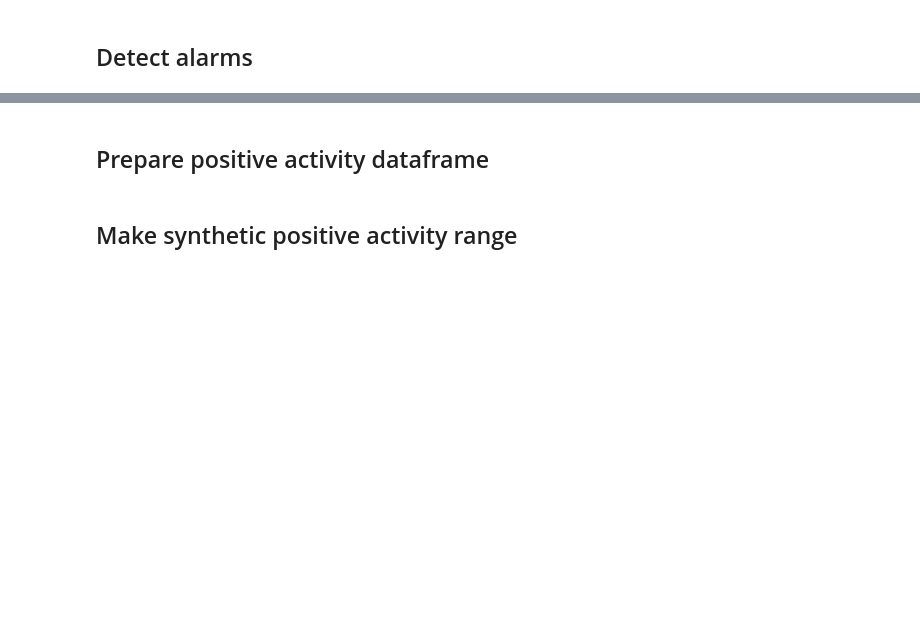
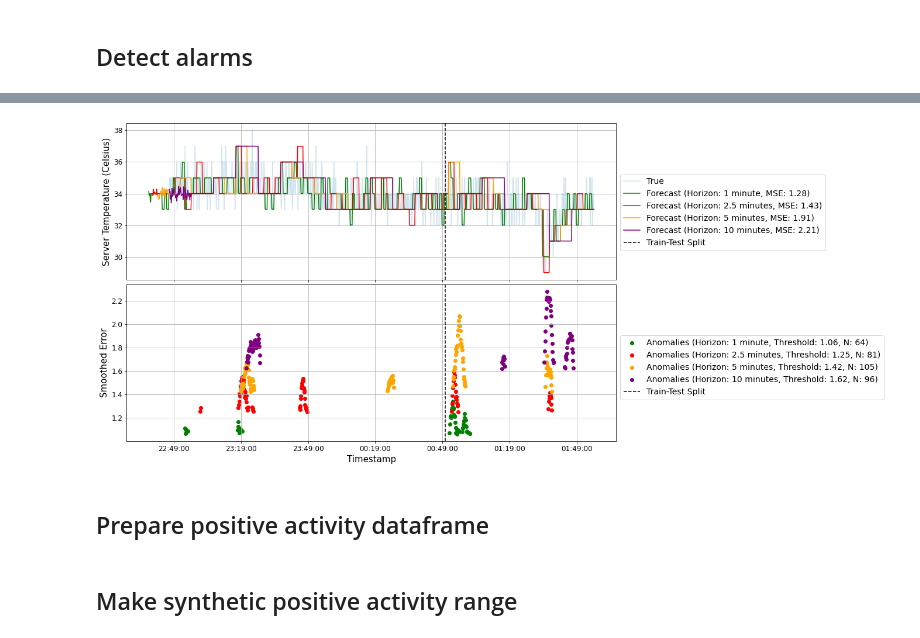
Before and after one commit to autonlab/server-log-api, a Jupyter notebook: g-amoc_explorer.ipynb, the cells around one changed output, grey strips where cells are left out. Cells and saved outputs as stored; diff of their text form; code cells hidden in the pictures; blank space fills up the shorter version.

```diff
--- a/g-amoc_explorer.ipynb
+++ b/g-amoc_explorer.ipynb
@@ -226,0 +295,42 @@ for horizon in horizon_list:
+# %%
+base_color = 'blue'
+fig, axs = plt.subplots(figsize=(15, 10), nrows=2, sharex=True)
+
+axs[0].plot(forecast['ds'], forecast['y'], alpha=0.2,label='True')
+for ts_idx in range(len(ts_df_list)):
+    for horizon in horizon_list:
+        forecast = copy.copy(forecasts_per_horizon_per_ts[ts_idx][horizon])
+        mse = mean_squared_error(forecast["y"].iloc[-val_size:], forecast["NHITS"].iloc[-val_size:])
+        axs[0].plot(forecast['ds'], forecast['NHITS'], label=f'Forecast (Horizon: {labels_per_horizon[horizon]}, MSE: {mse:.2f})', color = colors_per_horizon[horizon])
+
+axs[0].axvline(forecast['ds'].iloc[-val_size], color='black', linestyle='--', label='Train-Test Split')
+axs[0].legend(bbox_to_anchor=(1.00, 0.7), loc='upper left', fontsize=14)
+
+date_fmt = mdates.DateFormatter('%H:%M:%S')
+
+for ax in axs:
+    ax.xaxis.set_major_locator(mdates.MinuteLocator(interval=30))
+    ax.xaxis.set_major_formatter(date_fmt)
+    ax.tick_params(axis='x', labelsize=12)
+    ax.tick_params(axis='y', labelsize=12)
+axs[0].set_ylabel(f'{feature_label} (Celsius)', fontsize=15)
+axs[0].grid()
+
+
+for horizon, alarms in alarms_per_horizon.items():
+    axs[1].scatter(alarms.index, alarms.values, color = colors_per_horizon[horizon],
+                label = f'Anomalies (Horizon: {labels_per_horizon[horizon]}, Threshold: {alarm_threshold_per_horizon[horizon][0]:.2f}, N: {len(alarms)})')
+
+axs[1].axvline(forecast['ds'].iloc[-val_size], color='black', linestyle='--', label='Train-Test Split')
+axs[1].set_ylabel(f'Smoothed Error', fontsize=15)
+axs[1].set_xlabel('Timestamp', fontsize=15)
+axs[1].grid()
+axs[1].legend(bbox_to_anchor=(1.00, 0.7), loc='upper left', fontsize=14)
+
+# Change subplot spacing
+plt.subplots_adjust(hspace=0.03)
+
+save_path = local_config.figures_dir + f'/server_temp_forecasts_and_anomalies_for_different_horizons_single_figure.png'
+plt.savefig(save_path, bbox_inches='tight')
+# %% [output]
+[figure, added]
```
Also changed, not shown: parts of 16 cells of this notebook.
